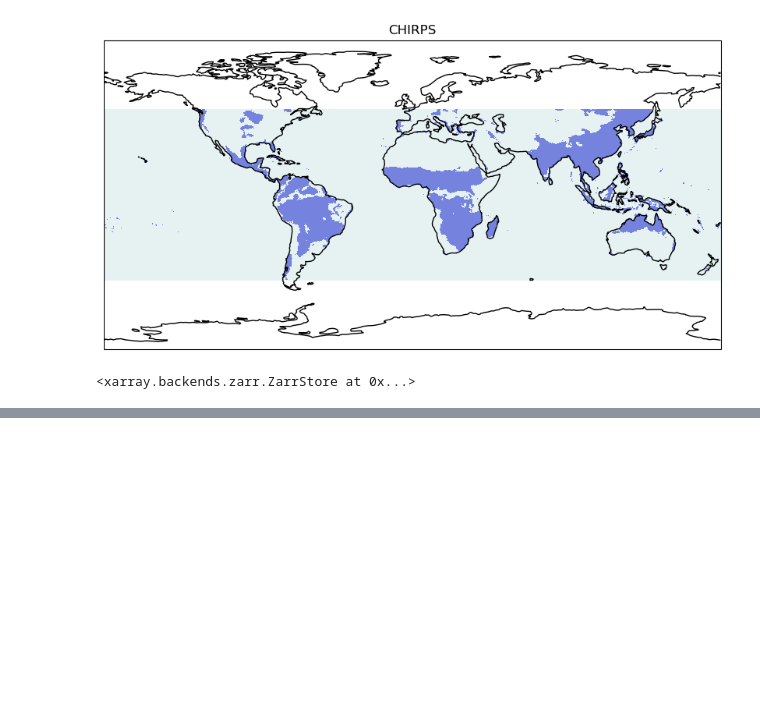
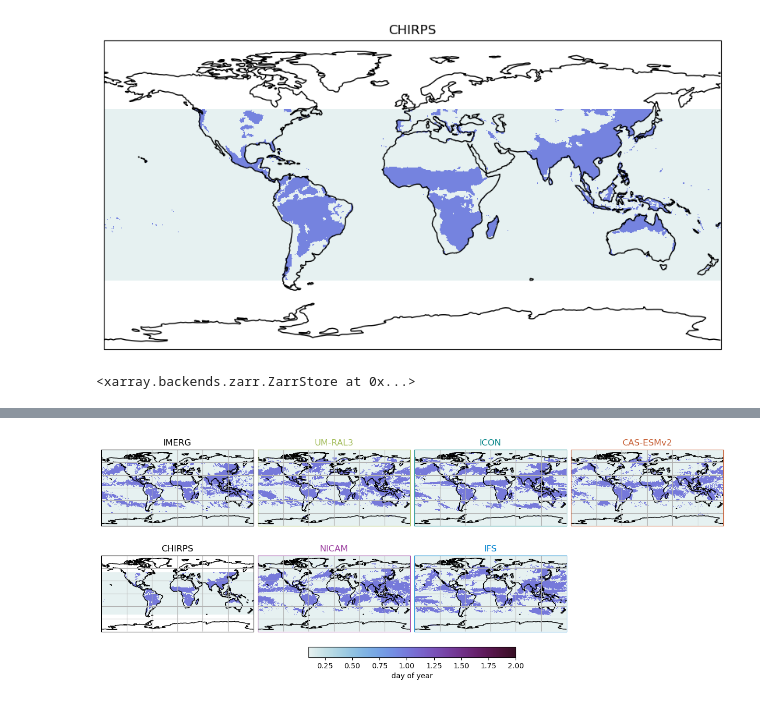
Before and after one commit to fran-morris-research/hackathon-monsoons, a Jupyter notebook: global_monsoon/global_monsoon_region.ipynb, the cells around one changed output, grey strips where cells are left out. Drawn from its saved outputs; the diff is of its cells as text; code cells hidden in the pictures; blank space fills up the shorter version.

```diff
--- a/global_monsoon/global_monsoon_region.ipynb
+++ b/global_monsoon/global_monsoon_region.ipynb
@@ -662,0 +698,89 @@ monsoon_area[0].to_zarr("chirps_2020.nc")
+# %%
+def plot_glob_mons(
+    ax, sim, extent=None, zoom=7, period_ix=0, thresholds="", color="k", title=None
+):
+    if extent:
+        ax.set_extent(extent)
+    else:
+        ax.set_global()
+    if title == None:
+        title = sim
+    if sim.lower() == "chirps":
+        mask = xr.open_dataarray(f"../global_monsoon/masks/chirps_2020.zarr")
+
+    else:
+        mask = hp_to_latlon(
+            xr.open_dataarray(f"../global_monsoon/masks/{sim}_zoom_{zoom}.zarr"),
+            zoom=zoom,
+        )
+
+    m = mask.plot(
+        cmap=cmo.cm.dense,
+        vmin=0.1,
+        vmax=2,
+        ax=ax,
+        add_colorbar=False,
+    )
+
+    ax.coastlines()
+    ax.gridlines()
+    ax.set_title(title, color=color)
+    ax.tick_params(color=color)
+    for spine in ax.spines.values():
+        spine.set_edgecolor(color)
+    return ax, m
+
+region="global"
+figsize = (9, 6)
+figsize = (12, 5)
+
+
+left = domains[region]["lonmin"]
+right = domains[region]["lonmax"]
+bottom = domains[region]["latmin"]
+top = domains[region]["latmax"]
+
+
+projection = ccrs.PlateCarree()
+fig, axes = plt.subplots(
+    2,
+    4,
+    # height_ratios=[1] * len(zooms) + [0.1],
+    figsize=figsize,
+    subplot_kw={"projection": projection},
+    layout="constrained",
+)
+
+ax, m = plot_glob_mons(
+    axes[0, 0], "IR_IMERG", [left, right, bottom, top], zoom=9, title="IMERG"
+)
+
+ax, m = plot_glob_mons(
+    axes[1, 0],
+    "CHIRPS",
+    [left, right, bottom, top],
+)
+
+for sim_ix, sim in enumerate(sims):
+    ax, m = plot_glob_mons(
+        axes[int(np.floor(sim_ix / 3)), (sim_ix % 3) + 1],
+        sim,
+        [left, right, bottom, top],
+        color=sim_colors[sim],
+        title=sim_labels[sim],
+    )
+
+
+
+fig.colorbar(
+    m,
+    ax=axes.ravel().tolist(),
+    orientation="horizontal",
+    fraction=0.05,
+    pad=0.07,
+    shrink=0.7,
+    label="day of year",
+)
+axes[1, 3].set_frame_on(False)
+# %% [output]
+[figure, added]
```
Also changed, not shown: parts of 6 cells of this notebook.
